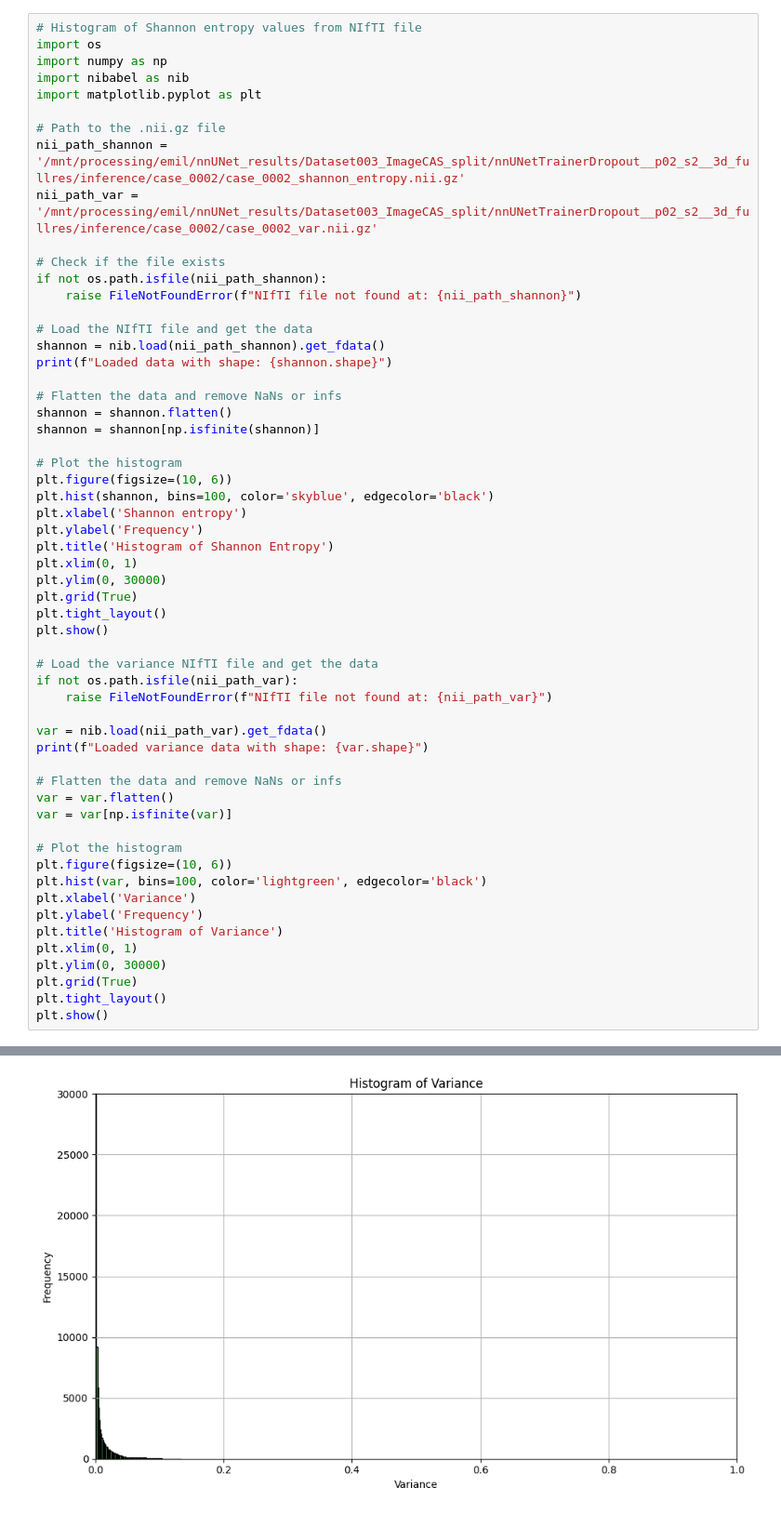
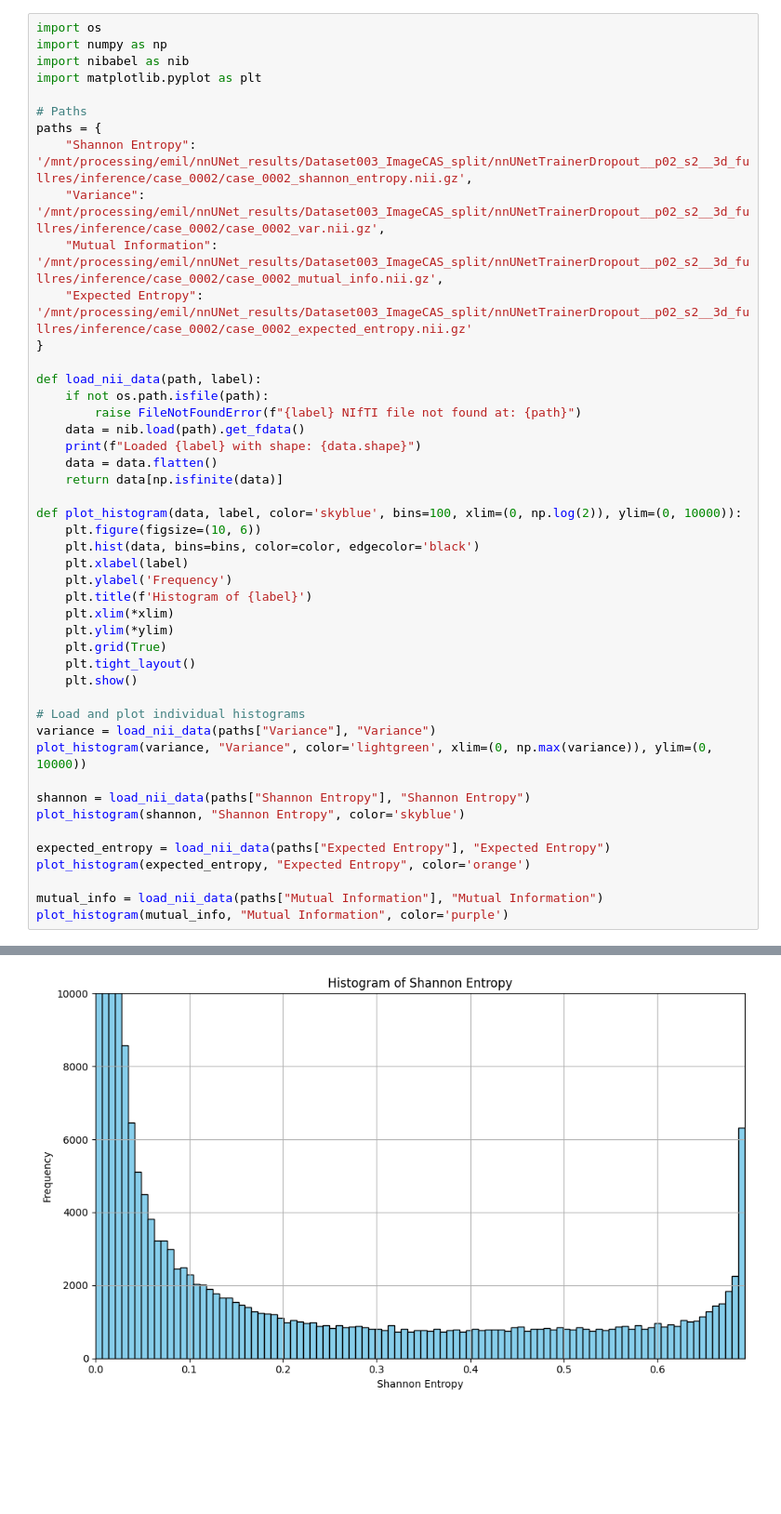
Before and after one commit to Skimaste/nnUNet, a Jupyter notebook: nnunetv2/inference/hist.ipynb, the cells around one changed output, grey strips where cells are left out. Shown at 93% size. Saved outputs shown, nothing was run; the diff lists cells and outputs as text; blank space fills up the shorter version.

Commit message:
Hist and log normalization in monte carlo inference

```diff
--- a/nnunetv2/inference/hist.ipynb
+++ b/nnunetv2/inference/hist.ipynb
@@ -1,58 +1,47 @@
 # %%
-# Histogram of Shannon entropy values from NIfTI file
 import os
 import numpy as np
 import nibabel as nib
 import matplotlib.pyplot as plt
 
-# Path to the .nii.gz file
-nii_path_shannon = '/mnt/processing/emil/nnUNet_results/Dataset003_ImageCAS_split/nnUNetTrainerDropout__p02_s2__3d_fullres/inference/case_0002/case_0002_shannon_entropy.nii.gz'
-nii_path_var = '/mnt/processing/emil/nnUNet_results/Dataset003_ImageCAS_split/nnUNetTrainerDropout__p02_s2__3d_fullres/inference/case_0002/case_0002_var.nii.gz'
+# Paths
+paths = {
+    "Shannon Entropy": '/mnt/processing/emil/nnUNet_results/Dataset003_ImageCAS_split/nnUNetTrainerDropout__p02_s2__3d_fullres/inference/case_0002/case_0002_shannon_entropy.nii.gz',
+    "Variance": '/mnt/processing/emil/nnUNet_results/Dataset003_ImageCAS_split/nnUNetTrainerDropout__p02_s2__3d_fullres/inference/case_0002/case_0002_var.nii.gz',
+    "Mutual Information": '/mnt/processing/emil/nnUNet_results/Dataset003_ImageCAS_split/nnUNetTrainerDropout__p02_s2__3d_fullres/inference/case_0002/case_0002_mutual_info.nii.gz',
+    "Expected Entropy": '/mnt/processing/emil/nnUNet_results/Dataset003_ImageCAS_split/nnUNetTrainerDropout__p02_s2__3d_fullres/inference/case_0002/case_0002_expected_entropy.nii.gz'
+}
 
-# Check if the file exists
-if not os.path.isfile(nii_path_shannon):
-    raise FileNotFoundError(f"NIfTI file not found at: {nii_path_shannon}")
+def load_nii_data(path, label):
+    if not os.path.isfile(path):
+        raise FileNotFoundError(f"{label} NIfTI file not found at: {path}")
+    data = nib.load(path).get_fdata()
+    print(f"Loaded {label} with shape: {data.shape}")
+    data = data.flatten()
+    return data[np.isfinite(data)]
 
-# Load the NIfTI file and get the data
-shannon = nib.load(nii_path_shannon).get_fdata()
-print(f"Loaded data with shape: {shannon.shape}")
+def plot_histogram(data, label, color='skyblue', bins=100, xlim=(0, np.log(2)), ylim=(0, 10000)):
+    plt.figure(figsize=(10, 6))
+    plt.hist(data, bins=bins, color=color, edgecolor='black')
+    plt.xlabel(label)
+    plt.ylabel('Frequency')
+    plt.title(f'Histogram of {label}')
+    plt.xlim(*xlim)
+    plt.ylim(*ylim)
+    plt.grid(True)
+    plt.tight_layout()
+    plt.show()
 
-# Flatten the data and remove NaNs or infs
-shannon = shannon.flatten()
-shannon = shannon[np.isfinite(shannon)]
+# Load and plot individual histograms
+variance = load_nii_data(paths["Variance"], "Variance")
+plot_histogram(variance, "Variance", color='lightgreen', xlim=(0, np.max(variance)), ylim=(0, 10000))
 
-# Plot the histogram
-plt.figure(figsize=(10, 6))
-plt.hist(shannon, bins=100, color='skyblue', edgecolor='black')
-plt.xlabel('Shannon entropy')
-plt.ylabel('Frequency')
-plt.title('Histogram of Shannon Entropy')
-plt.xlim(0, 1)
-plt.ylim(0, 30000)
-plt.grid(True)
-plt.tight_layout()
-plt.show()
+shannon = load_nii_data(paths["Shannon Entropy"], "Shannon Entropy")
+plot_histogram(shannon, "Shannon Entropy", color='skyblue')
 
-# Load the variance NIfTI file and get the data
-if not os.path.isfile(nii_path_var):
-    raise FileNotFoundError(f"NIfTI file not found at: {nii_path_var}")
+expected_entropy = load_nii_data(paths["Expected Entropy"], "Expected Entropy")
+plot_histogram(expected_entropy, "Expected Entropy", color='orange')
 
-var = nib.load(nii_path_var).get_fdata()
-print(f"Loaded variance data with shape: {var.shape}")
-
-# Flatten the data and remove NaNs or infs
-var = var.flatten()
-var = var[np.isfinite(var)]
-
-# Plot the histogram
-plt.figure(figsize=(10, 6))
-plt.hist(var, bins=100, color='lightgreen', edgecolor='black')
-plt.xlabel('Variance')
-plt.ylabel('Frequency')
-plt.title('Histogram of Variance')
-plt.xlim(0, 1)
-plt.ylim(0, 30000)
-plt.grid(True)
-plt.tight_layout()
-plt.show()
+mutual_info = load_nii_data(paths["Mutual Information"], "Mutual Information")
+plot_histogram(mutual_info, "Mutual Information", color='purple')
 # %% [output]
@@ -62 +51 @@ Loaded variance data with shape: (512, 512, 275)
-[figure, old version]
+[figure, new version]
```
Also changed, not shown: parts of 2 cells of this notebook, 1 other file.
